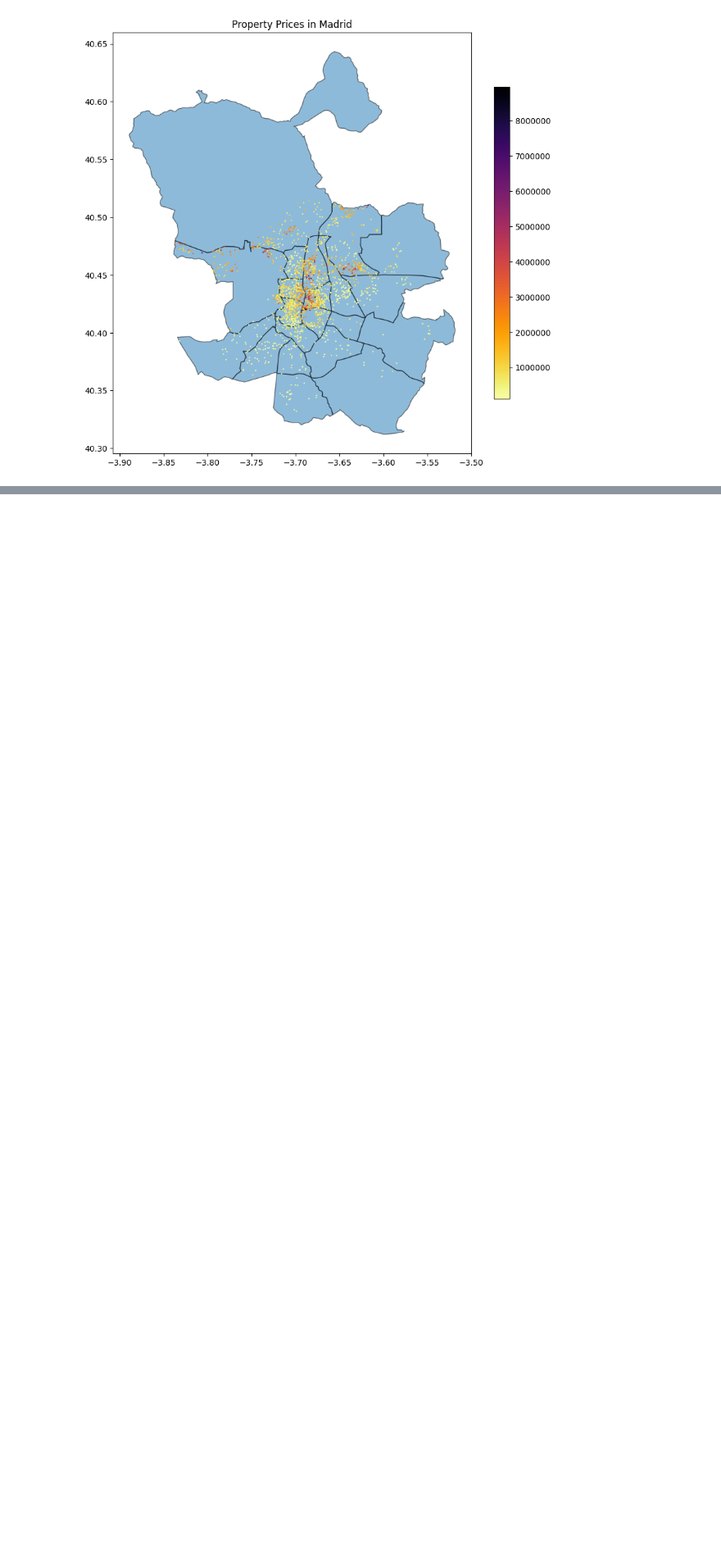
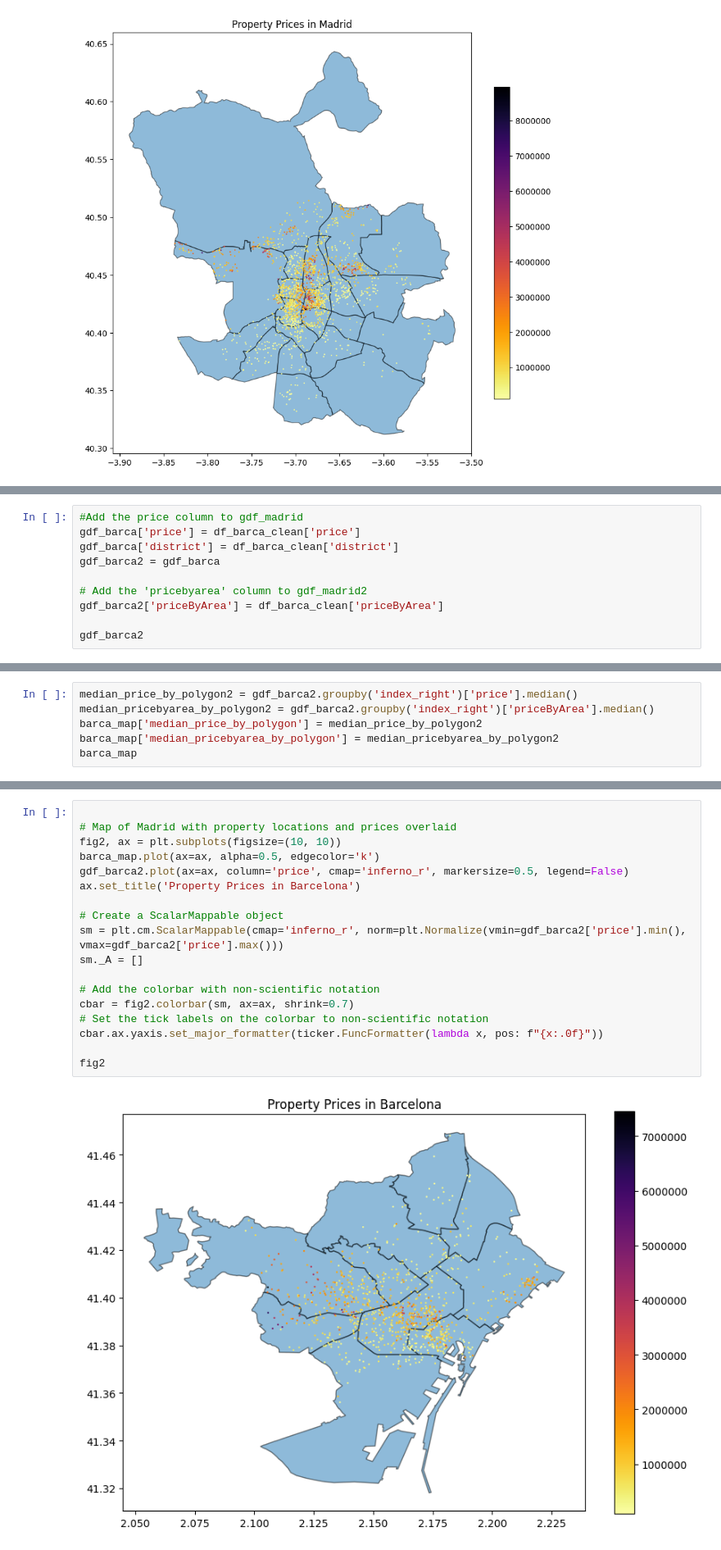
Before and after one commit to Bosco0120/DS105NeuralNetwork_and_Chill, a Jupyter notebook: Sales Analysis/Sales Analysis Idealista.ipynb, the cells around one changed output, grey strips where cells are left out. Shown at 82% size. Cells and saved outputs as stored; diff of their text form; blank space fills up the shorter version.

```diff
--- a/Sales Analysis/Sales Analysis Idealista.ipynb
+++ b/Sales Analysis/Sales Analysis Idealista.ipynb
@@ -855,0 +785,10 @@ fig4
+# %%
+#Add the price column to gdf_madrid
+gdf_barca['price'] = df_barca_clean['price']
+gdf_barca['district'] = df_barca_clean['district']
+gdf_barca2 = gdf_barca
+
+# Add the 'pricebyarea' column to gdf_madrid2
+gdf_barca2['priceByArea'] = df_barca_clean['priceByArea']
+
+gdf_barca2
@@ -855,0 +809,6 @@ fig4
+# %%
+median_price_by_polygon2 = gdf_barca2.groupby('index_right')['price'].median()
+median_pricebyarea_by_polygon2 = gdf_barca2.groupby('index_right')['priceByArea'].median()
+barca_map['median_price_by_polygon'] = median_price_by_polygon2
+barca_map['median_pricebyarea_by_polygon'] = median_pricebyarea_by_polygon2
+barca_map
@@ -855,0 +827,20 @@ fig4
+# %%
+
+# Map of Madrid with property locations and prices overlaid
+fig2, ax = plt.subplots(figsize=(10, 10))
+barca_map.plot(ax=ax, alpha=0.5, edgecolor='k')
+gdf_barca2.plot(ax=ax, column='price', cmap='inferno_r', markersize=0.5, legend=False)
+ax.set_title('Property Prices in Barcelona')
+
+# Create a ScalarMappable object
+sm = plt.cm.ScalarMappable(cmap='inferno_r', norm=plt.Normalize(vmin=gdf_barca2['price'].min(), vmax=gdf_barca2['price'].max()))
+sm._A = []
+
+# Add the colorbar with non-scientific notation
+cbar = fig2.colorbar(sm, ax=ax, shrink=0.7)
+# Set the tick labels on the colorbar to non-scientific notation
+cbar.ax.yaxis.set_major_formatter(ticker.FuncFormatter(lambda x, pos: f"{x:.0f}"))
+
+fig2
+# %% [output]
+[figure, added]
```
Also changed, not shown: parts of 30 cells of this notebook, 4 other files.
